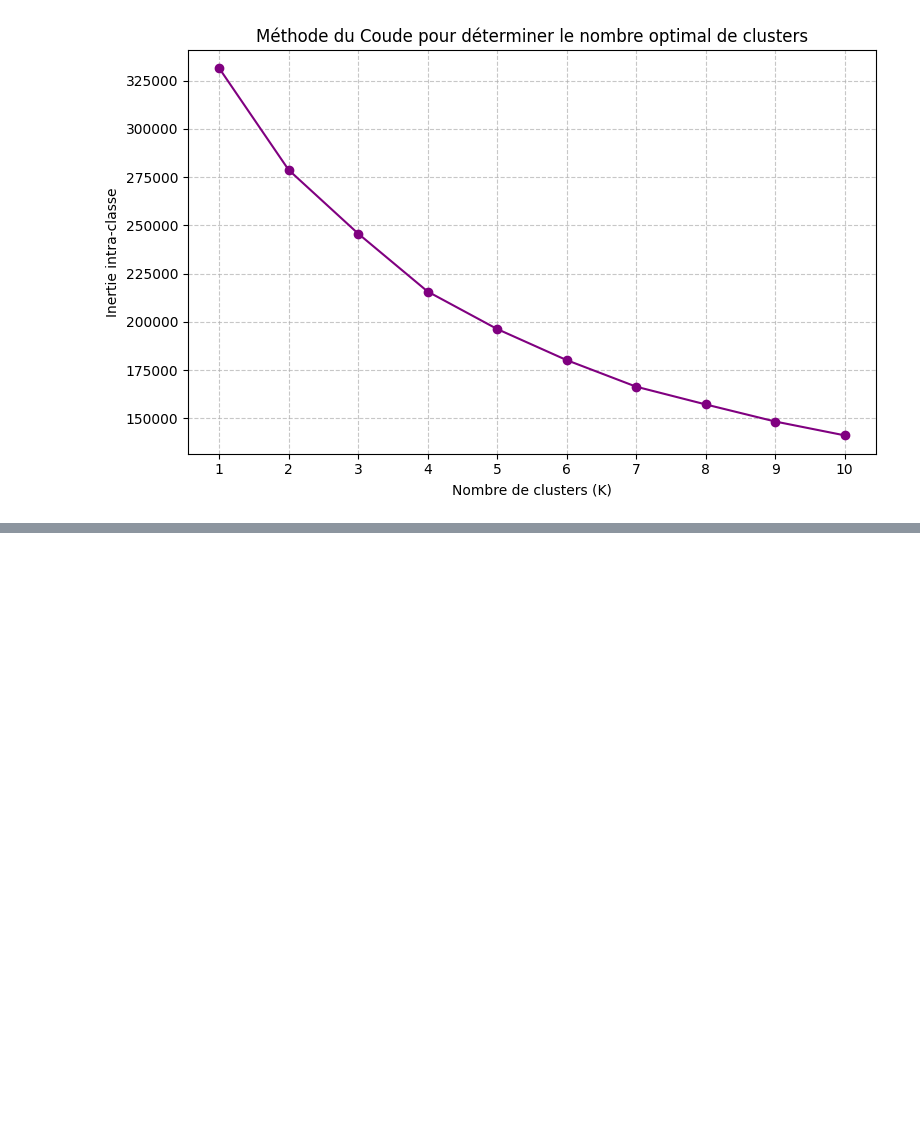
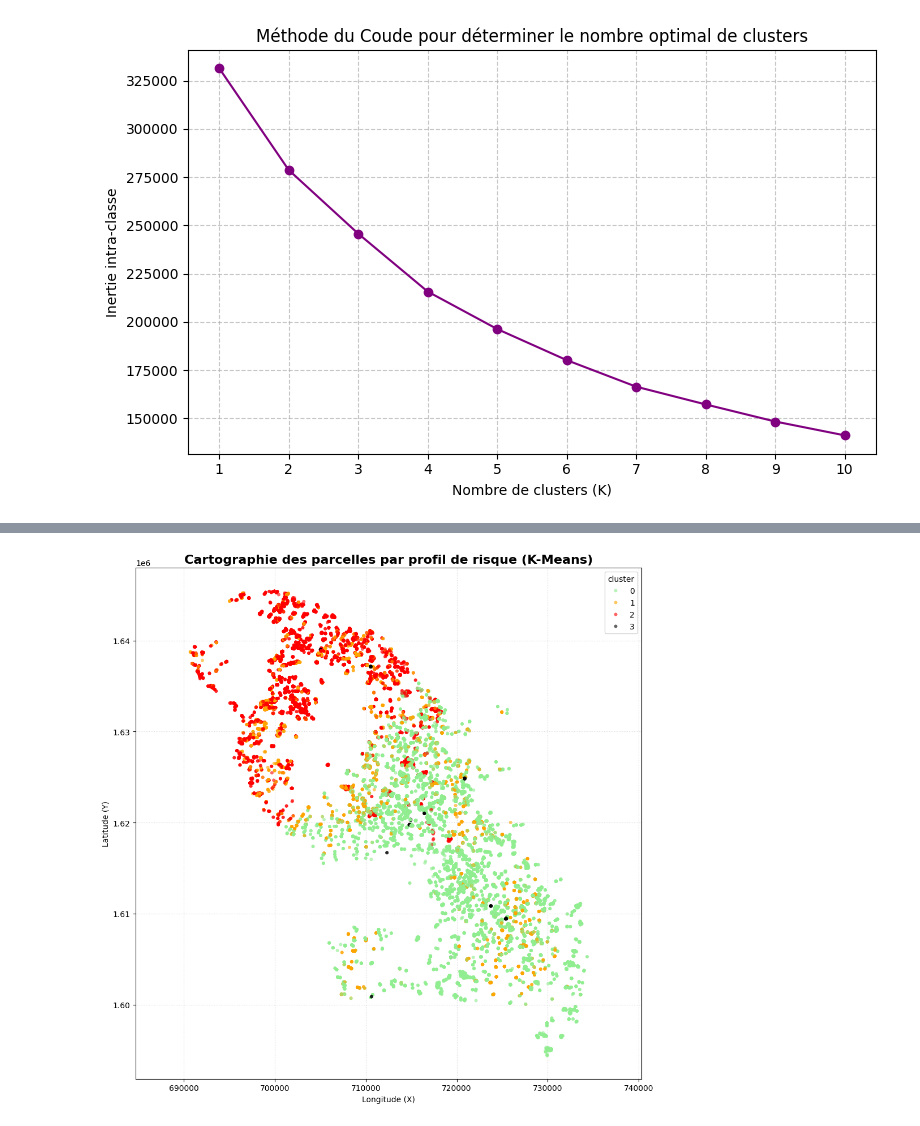
Before and after one commit to Leopold-Rony/Projet_Chlordecone, a Jupyter notebook: 04_Clustering_KMeans.ipynb, the cells around one changed output, grey strips where cells are left out. Cells and saved outputs as stored; diff of their text form; code cells hidden in the pictures; blank space fills up the shorter version.

Commit message:
Ajout de l'ACP, du Clustering K-Means et de la cartographie spatiale

```diff
--- a/04_Clustering_KMeans.ipynb
+++ b/04_Clustering_KMeans.ipynb
@@ -60,0 +73,8 @@ plt.show()
+# %%
+#1. Initialisation et entrainement du modèle k-means final avec k = 4
+
+kmeans_final = KMeans(n_clusters=4, random_state=42, n_init=10)
+clusters = kmeans_final.fit_predict(X_scaled)
+
+print("Centres des clusters (en données standardisées) :\n", kmeans_final.cluster_centers_)
+print("Labels des clusters pour chaque échantillon :\n", clusters)
@@ -60,0 +97,7 @@ plt.show()
+# %%
+#2 ajout de la colonne 'Cluster' a nootre jeu de donnée proprée
+df['cluster'] = clusters
+df_num['cluster'] = clusters
+
+print("Distribution des échantillons par cluster :\n", df['cluster'].value_counts())
+print("Moyennes des variables par cluster :\n", df_num.groupby('cluster').mean())
@@ -60,0 +188,34 @@ plt.show()
+# %%
+plt.figure(figsize=(10, 10))
+
+couleurs_clusters = {
+    0: 'lightgreen', # Cluster 0 : Zone saine
+    1: 'orange',     # Cluster 1 : Zone pentue
+    2: 'red',        # Cluster 2 : Zone critique (haut risque de contamination)
+    3: 'black'       # Cluster 3 : Anomalie
+}
+
+# Création de la carte spatiale (Y en ordonnée, X en abscisse)
+sns.scatterplot(
+    data=df,
+    x='X', y='Y',
+    hue='cluster',
+    palette=couleurs_clusters,
+    s=15,          # Taille des points
+    alpha=0.6,     # Transparence pour voir la densité
+    edgecolor=None
+)
+
+# Esthétique de la carte
+plt.title('Cartographie des parcelles par profil de risque (K-Means)', fontsize=16, fontweight='bold')
+plt.xlabel('Longitude (X)')
+plt.ylabel('Latitude (Y)')
+plt.grid(True, linestyle=':', alpha=0.5)
+
+# Forcer les axes à avoir la même échelle pour ne pas déformer la carte
+plt.axis('equal')
+
+plt.tight_layout()
+plt.show()
+# %% [output]
+[figure, added]
```
Also changed, not shown: parts of 10 cells of this notebook, 1 other file.
